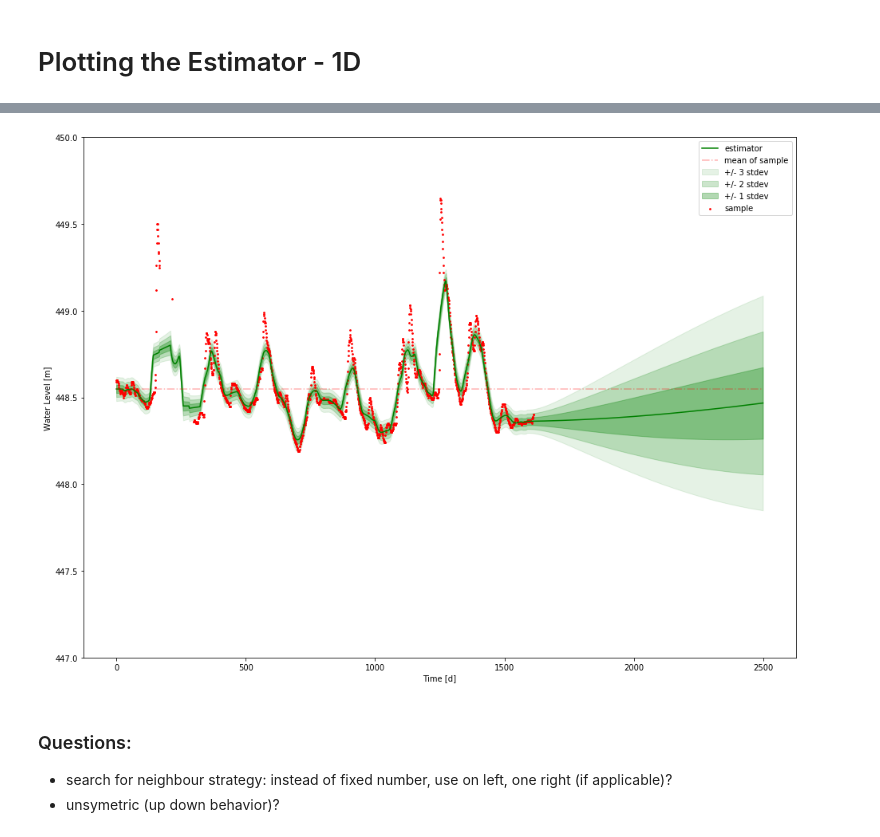
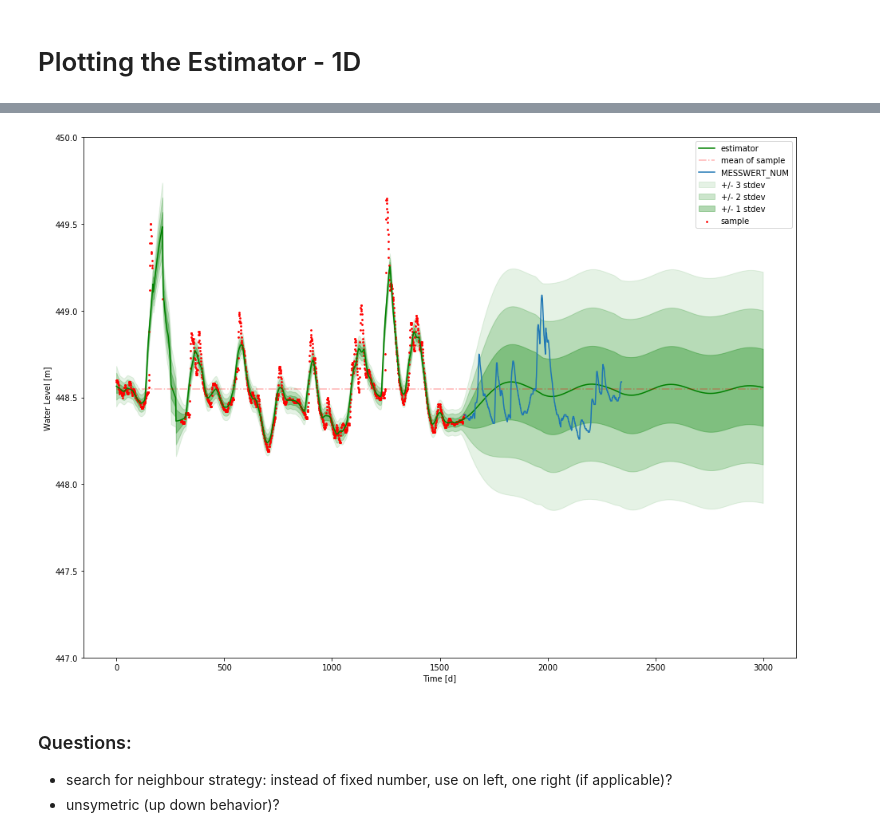
Before and after one commit to red5alex/kriglab, a Jupyter notebook: Simple_Kriging-1D-Temporal.ipynb, the cells around one changed output, grey strips where cells are left out. Drawn from its saved outputs; the diff is of its cells as text; code cells hidden in the pictures.

```diff
--- a/Simple_Kriging-1D-Temporal.ipynb
+++ b/Simple_Kriging-1D-Temporal.ipynb
@@ -339,7 +325,7 @@ def krige( P, covfct, u, N ):
     K = K.reshape(N,N)
     # cast as a matrix
     K = np.matrix( K )
-    K = np.identity(50)*0.025+K
+    K = np.identity(40)*0.025+K
 
     # calculate the kriging weights
     weights = np.linalg.inv( K ) * k
@@ -356,7 +342,7 @@ def krige( P, covfct, u, N ):
 # Plotting the Estimator - 1D
 # %%
 # sampling intervall:
-X0, X1 = 0., 2500.
+X0, X1 = 0., 3000.
 
 # number of samples
 n = 1800
@@ -364,5 +350,6 @@ dx = (X1-X0)/n
 print("Sampling resolution: {:.2f} days".format(dx))
 
 # number of neighbors:
-nn = 50
+nn = 40
+u = (1800, 0)  # (x,y) - coordinates of unsampled points
 # %% [output]
@@ -382,3 +369,21 @@ for i in range(n):
     Z[i] = h
     v = C0 - np.dot(k.T, weights)
     V[i] = max (v, 0)
+# %%
+
+df_Qts14 = pd.read_csv('5297Q_2014-16.txt',
+                usecols =["DATUM","MESSWERT_NUM"] ,
+                index_col=0,
+                parse_dates=True,
+                infer_datetime_format=True,
+                dayfirst=True,
+                decimal='.',
+                sep=",")
+# %%
+X14 = np.array(df_Qts14.index.values - df_Qts14.index.values.min() , dtype=(float)) / (1e9 * 60 * 60 * 24)
+
+df_Qts14 = df_Qts14.assign(X =X14[:])
+#df_QtsX= pd.write_csv('5297QX_2010-11.txt')({'DATUM' :df_Qts.index.values , 'MESSWERT_NUM' : df_Qts })
+
+df_Qts14["Y"] = 0.
+P14 = np.array( df_Qts14.dropna().reset_index()[['DATUM','Y','MESSWERT_NUM']] )
@@ -385,22 +400,23 @@ for i in range(n):
 # %%
 plt.rcParams["figure.figsize"] = (16, 12)
 plt.fill_between([i*dx for i in range(n)], Z-3*np.sqrt(V), Z+3*np.sqrt(V), color='green', alpha=0.1, label="+/- 3 stdev")
 plt.fill_between([i*dx for i in range(n)], Z-2*np.sqrt(V), Z+2*np.sqrt(V), color='green', alpha=0.2, label="+/- 2 stdev")
 plt.fill_between([i*dx for i in range(n)], Z-1*np.sqrt(V), Z+1*np.sqrt(V), color='green', alpha=0.3, label="+/- 1 stdev")
 plt.plot([i*dx for i in range(n)], Z, "g-", label="estimator")
 plt.scatter(df_Qts.X, df_Qts.MESSWERT_NUM, c="r", label="sample", s=3)
 plt.plot((X0, X1),(df_Qts.MESSWERT_NUM.mean(),df_Qts.MESSWERT_NUM.mean()), "r-.", label="mean of sample", alpha=0.3,)
+plt.plot(range(1612,1612+len(df_Qts14.MESSWERT_NUM)), df_Qts14.MESSWERT_NUM)
 plt.legend(loc='upper right')
 ylabel('Water Level [m]')
 xlabel('Time [d]')
 
 x1,x2,y1,y2 = plt.axis()
 
 plt.axis((x1,x2,447, 450))
-#plt.savefig("result_gaussian_model_SKwithIdentity2a.png")
+plt.savefig("result_hole_N_model_highAmplitude_SKwithtimeseries40nn.png")
 plt.show()
 # %% [output]
-[figure, old version]
+[figure, new version]
 # %% [markdown]
 ### Questions:
 + search for neighbour strategy: instead of fixed number, use on left, one right (if applicable)?
```
Also changed, not shown: parts of 8 cells of this notebook.
